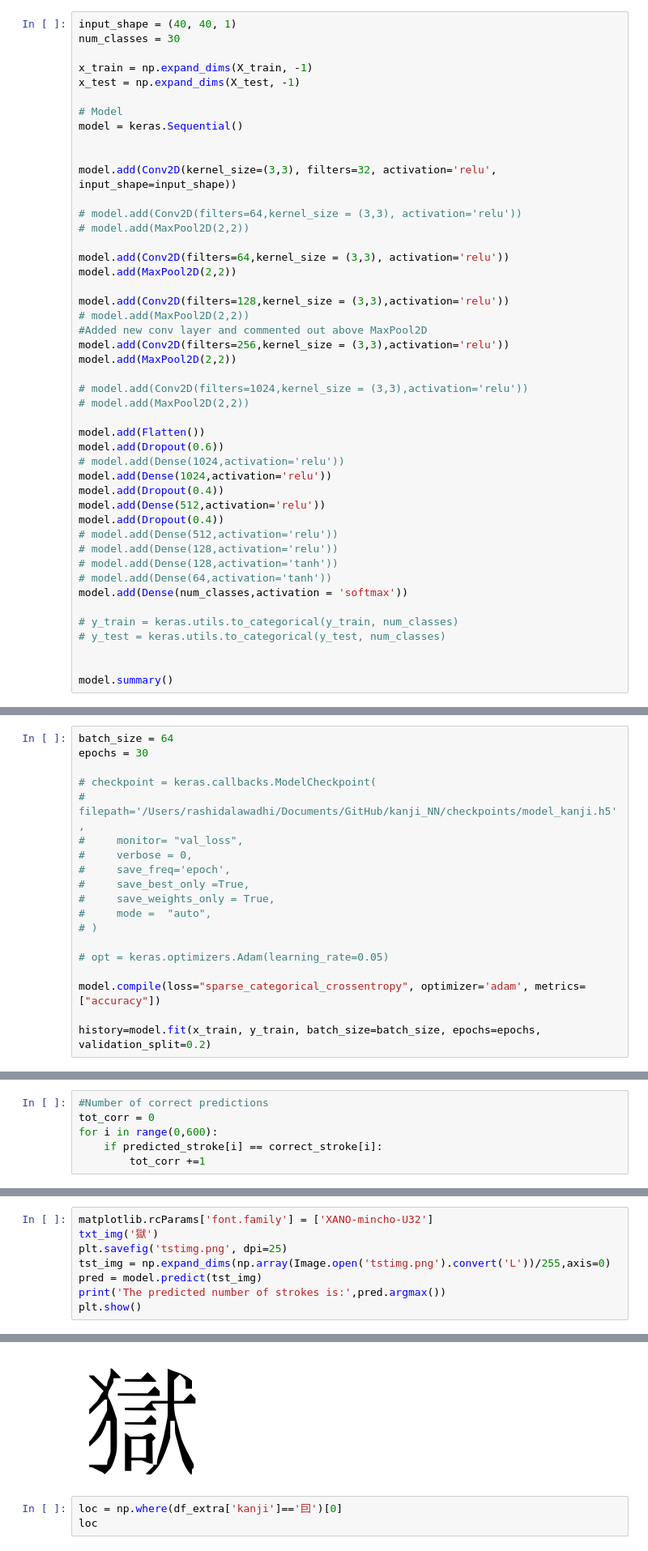
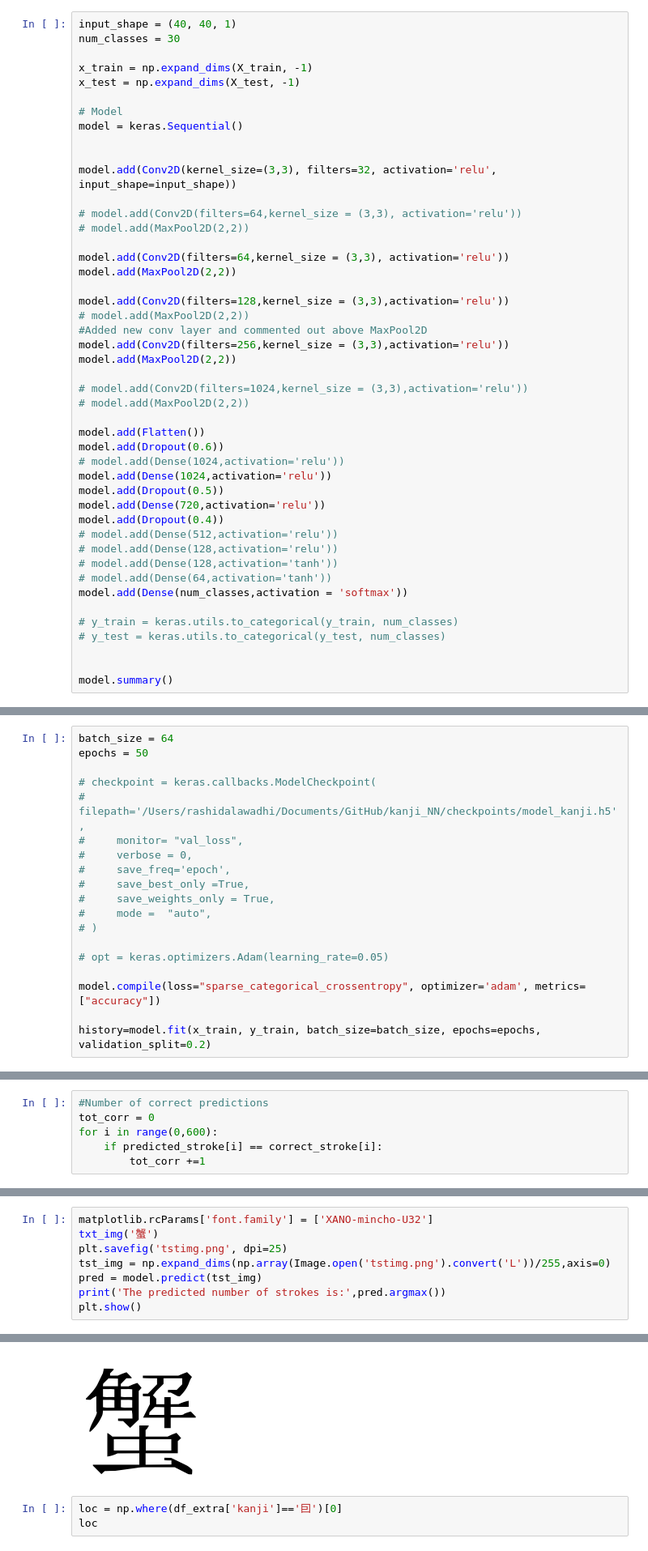
Before and after one commit to PointTensor/NN_kanji, a Jupyter notebook: main_NN.ipynb, the cells around one changed output, grey strips where cells are left out. Shown: that part at 81% size. Drawn from its saved outputs; the diff is of its cells as text.

Commit message:
best performing model yet

```diff
--- a/main_NN.ipynb
+++ b/main_NN.ipynb
@@ -154,8 +154,8 @@ model.add(Flatten())
 model.add(Dropout(0.6))
 # model.add(Dense(1024,activation='relu'))
 model.add(Dense(1024,activation='relu'))
-model.add(Dropout(0.4))
-model.add(Dense(512,activation='relu'))
+model.add(Dropout(0.5))
+model.add(Dense(720,activation='relu'))
 model.add(Dropout(0.4))
 # model.add(Dense(512,activation='relu'))
 # model.add(Dense(128,activation='relu'))
@@ -191,6 +191,6 @@ _________________________________________________________________
 # %%
 batch_size = 64
-epochs = 30
+epochs = 50
 
 # checkpoint = keras.callbacks.ModelCheckpoint(
 #     filepath='/Users/rashidalawadhi/Documents/GitHub/kanji_NN/checkpoints/model_kanji.h5',
@@ -345,6 +345,6 @@ The accuracy on the new font is:  46.0%
 # %%
 matplotlib.rcParams['font.family'] = ['XANO-mincho-U32']
-txt_img('獄')
+txt_img('蟹')
 plt.savefig('tstimg.png', dpi=25)
 tst_img = np.expand_dims(np.array(Image.open('tstimg.png').convert('L'))/255,axis=0)
 pred = model.predict(tst_img)
@@ -356,4 +356,4 @@ The predicted number of strokes is: 14
-[figure, old version]
+[figure, new version]
 # %%
 loc = np.where(df_extra['kanji']=='囙')[0]
 loc
```
Also changed, not shown: parts of 8 cells of this notebook, 1 other file.
